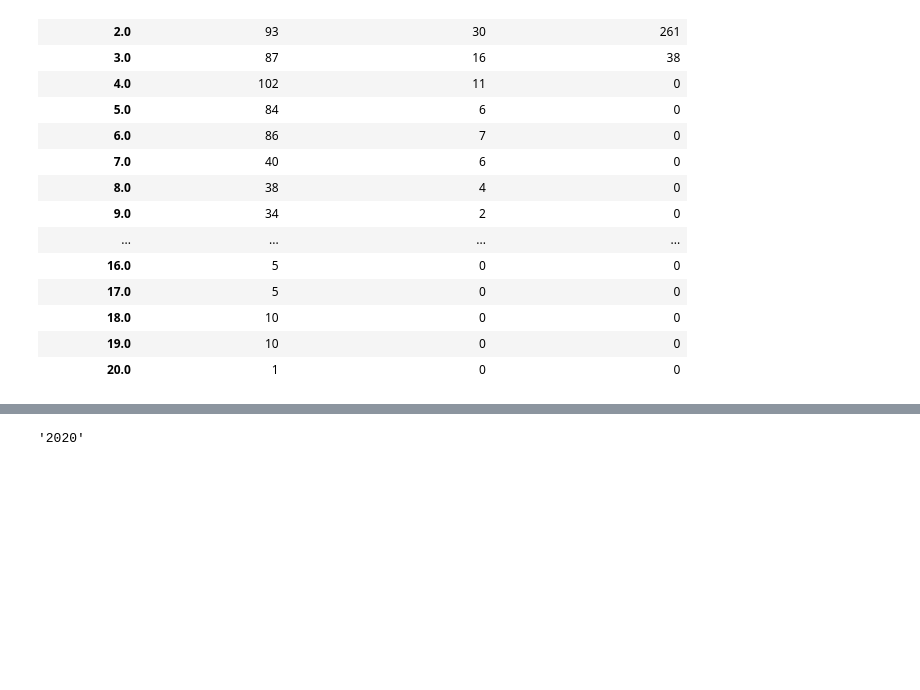
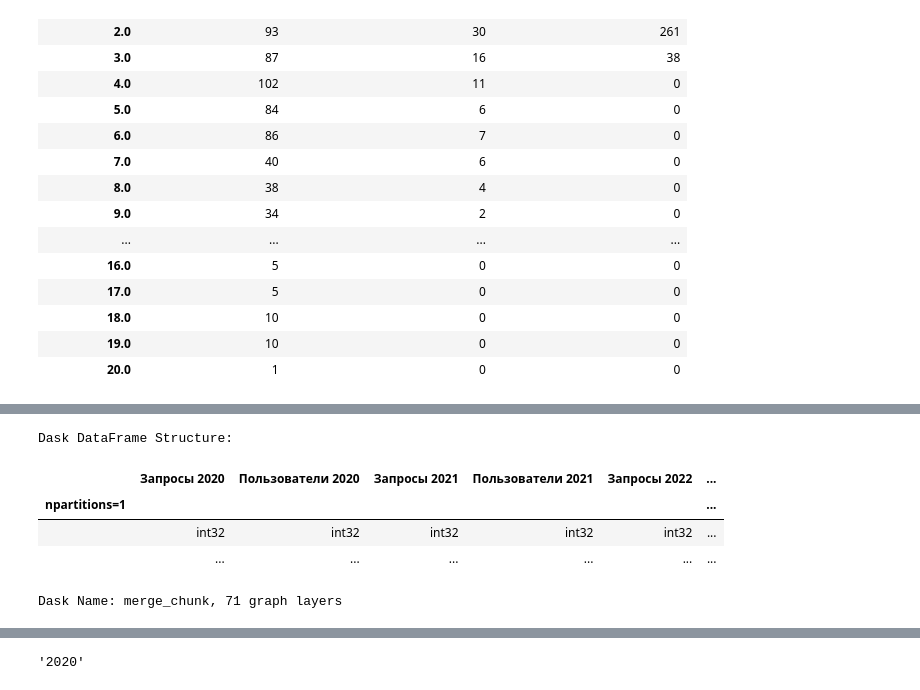
Before and after one commit to mamedovramil/Geoservice-data-analysis, a Jupyter notebook: 2gis.ipynb, the cells around one changed output, grey strips where cells are left out. Cells and saved outputs as stored; diff of their text form; code cells hidden in the pictures; blank space fills up the shorter version.

```diff
--- a/2gis.ipynb
+++ b/2gis.ipynb
@@ -1153,3 +1120,0 @@ def agg_df(df, year):
-# %%
-file_path = "D:\файлы_2гис_2023\Калининград\Калининград_2020_975659.csv"
-year = 2020
@@ -1165,9 +1123,10 @@ Dask Name: astype, 15 graph layers
 # %%
+@show_time
 def count_users_requests(file_path):
     year = file_path.split('_')[-2]
     requests_name = f'Запросы {year}'
     users_name = f'Пользователи {year}'
-    df = dd.read_csv(file_path)[['user', 'rubricName', 'date']]
+    df = dd.read_csv(file_path, dtype={'user': 'object'}, error_bad_lines=False)[['user', 'rubricName', 'date']]
     cnt_user_grouped = df.groupby('rubricName').user.nunique().to_frame()
     cnt_req_grouped = df.groupby('rubricName').date.count().to_frame()
     user_cnt_year = df.user.nunique().compute()
@@ -1181,9 +1140,9 @@ def count_users_requests(file_path):
                   )
     return cnt_user_grouped_year
 
-
+@show_time
 def count_total_users(*files):
-    df_list = [dd.read_csv(file_path)[['rubricName', 'user']] for file_path in files]
+    df_list = [dd.read_csv(file_path, dtype={'user': 'object'}, error_bad_lines=False)[['rubricName', 'user']] for file_path in files]
     df_all = dd.concat(df_list)
     cnt_user_grouped_total = df_all.groupby('rubricName').user.nunique().to_frame().rename(columns={'user':'Пользователи, итого'})
     cnt_user_total = df_all.user.nunique().compute()
@@ -1193,13 +1152,13 @@ def count_total_users(*files):
 @show_time
 def make_base_counted_file(*files):
     df = count_users_requests(files[0])
-    df.to_excel(f'{files[0]}_count_users_requests.xlsx')
+    df.to_csv(f'{files[0]}_count_users_requests.csv', single_file=True)
     for file in files[1:]:
         df = df.merge(count_users_requests(file), left_on='rubricName', right_on='rubricName')
-        df.to_excel(f'{file}_count_users_requests.xlsx')
+        df.to_csv(f'{file}_count_users_requests.csv', single_file=True)
 
     df = df.merge(count_total_users(files), left_on='rubricName', right_on='rubricName')
-    df.to_excel('{}_count_total_users.xlsx'.format(file.split("\\")[-2]))
+    df.to_csv('{}_count_total_users.csv'.format(file.split("\\")[-2]), single_file=True)
     return df
 # %%
 x = make_base_counted_file(
@@ -1217,0 +1322,9 @@ dd.Scalar<series-..., dtype=int64>
+# %%
+x
+# %% [output]
+Dask DataFrame Structure:
+|  | Запросы 2020 | Пользователи 2020 | Запросы 2021 | Пользователи 2021 | Запросы 2022 | ... |
+| npartitions=1 |  |  |  |  |  | ... |
+|  | int32 | int32 | int32 | int32 | int32 | ... |
+|  | ... | ... | ... | ... | ... | ... |
+Dask Name: merge_chunk, 71 graph layers
```
Also changed, not shown: parts of 23 cells of this notebook.
